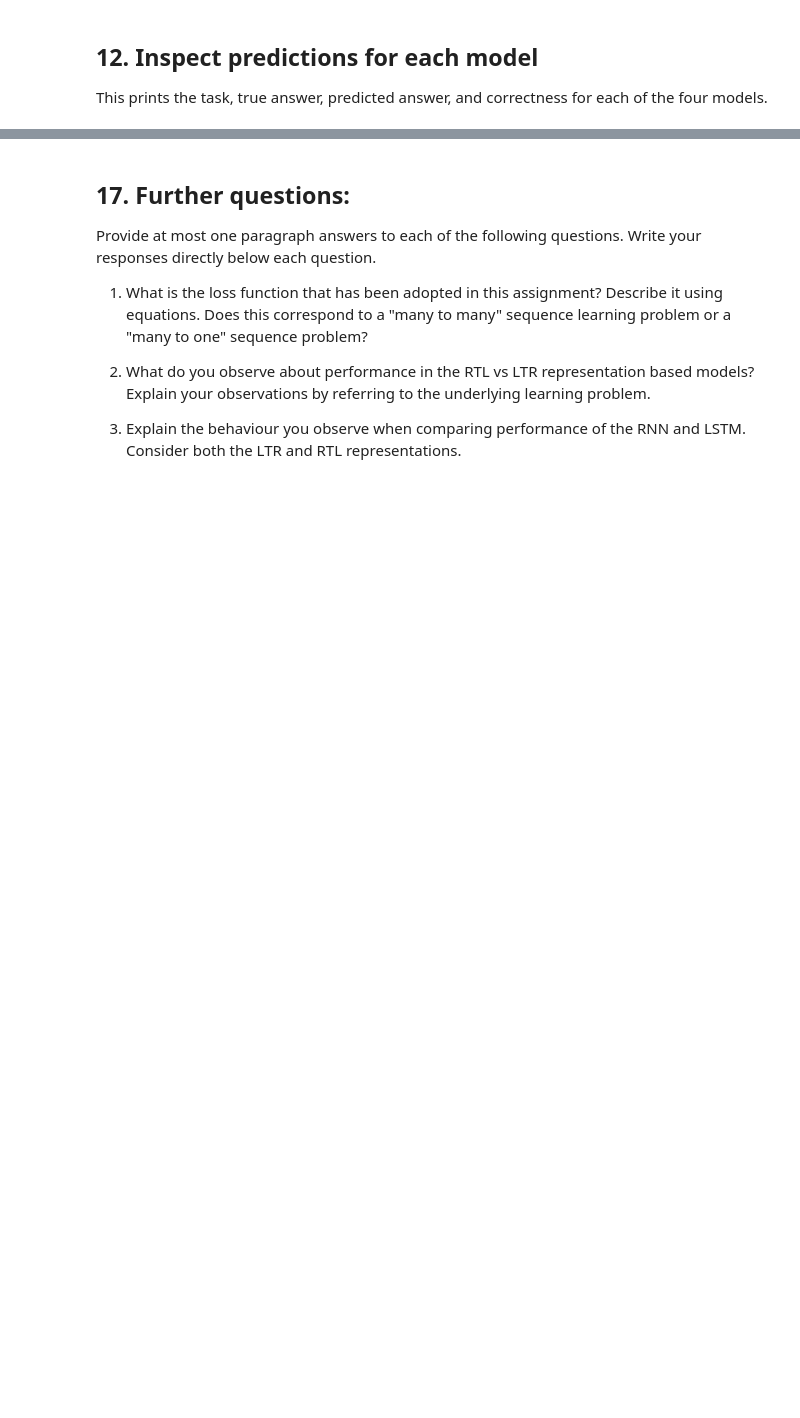
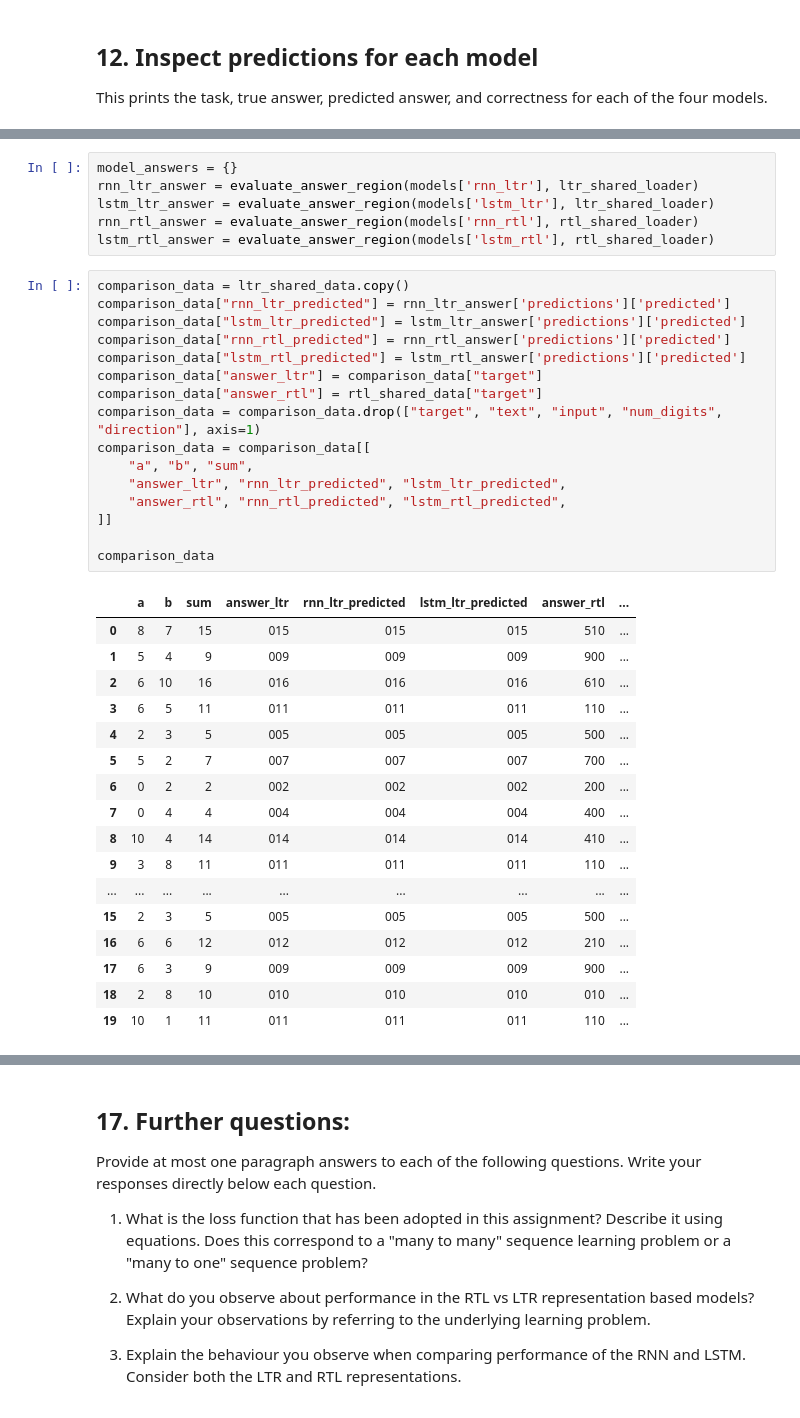
Before and after one commit to 9yifanchen9/MATH3881-5881, a Jupyter notebook: assignment/Assignment_MATH38815881.ipynb, the cells around one changed output, grey strips where cells are left out. Saved outputs shown, nothing was run; the diff lists cells and outputs as text; blank space fills up the shorter version.

```diff
--- a/assignment/Assignment_MATH38815881.ipynb
+++ b/assignment/Assignment_MATH38815881.ipynb
@@ -927,0 +955,40 @@ Then construct a summary table reporting answer-digit accuracy and exact-answer
+# %%
+model_answers = {}
+rnn_ltr_answer = evaluate_answer_region(models['rnn_ltr'], ltr_shared_loader)
+lstm_ltr_answer = evaluate_answer_region(models['lstm_ltr'], ltr_shared_loader)
+rnn_rtl_answer = evaluate_answer_region(models['rnn_rtl'], rtl_shared_loader)
+lstm_rtl_answer = evaluate_answer_region(models['lstm_rtl'], rtl_shared_loader)
+# %%
+comparison_data = ltr_shared_data.copy()
+comparison_data["rnn_ltr_predicted"] = rnn_ltr_answer['predictions']['predicted']
+comparison_data["lstm_ltr_predicted"] = lstm_ltr_answer['predictions']['predicted']
+comparison_data["rnn_rtl_predicted"] = rnn_rtl_answer['predictions']['predicted']
+comparison_data["lstm_rtl_predicted"] = lstm_rtl_answer['predictions']['predicted']
+comparison_data["answer_ltr"] = comparison_data["target"]
+comparison_data["answer_rtl"] = rtl_shared_data["target"]
+comparison_data = comparison_data.drop(["target", "text", "input", "num_digits", "direction"], axis=1)
+comparison_data = comparison_data[[
+    "a", "b", "sum",
+    "answer_ltr", "rnn_ltr_predicted", "lstm_ltr_predicted",
+    "answer_rtl", "rnn_rtl_predicted", "lstm_rtl_predicted",
+]]
+
+comparison_data
+# %% [output]
+|  | a | b | sum | answer_ltr | rnn_ltr_predicted | lstm_ltr_predicted | answer_rtl | ... |
+| 0 | 8 | 7 | 15 | 015 | 015 | 015 | 510 | ... |
+| 1 | 5 | 4 | 9 | 009 | 009 | 009 | 900 | ... |
+| 2 | 6 | 10 | 16 | 016 | 016 | 016 | 610 | ... |
+| 3 | 6 | 5 | 11 | 011 | 011 | 011 | 110 | ... |
+| 4 | 2 | 3 | 5 | 005 | 005 | 005 | 500 | ... |
+| 5 | 5 | 2 | 7 | 007 | 007 | 007 | 700 | ... |
+| 6 | 0 | 2 | 2 | 002 | 002 | 002 | 200 | ... |
+| 7 | 0 | 4 | 4 | 004 | 004 | 004 | 400 | ... |
+| 8 | 10 | 4 | 14 | 014 | 014 | 014 | 410 | ... |
+| 9 | 3 | 8 | 11 | 011 | 011 | 011 | 110 | ... |
+| ... | ... | ... | ... | ... | ... | ... | ... | ... |
+| 15 | 2 | 3 | 5 | 005 | 005 | 005 | 500 | ... |
+| 16 | 6 | 6 | 12 | 012 | 012 | 012 | 210 | ... |
+| 17 | 6 | 3 | 9 | 009 | 009 | 009 | 900 | ... |
+| 18 | 2 | 8 | 10 | 010 | 010 | 010 | 010 | ... |
+| 19 | 10 | 1 | 11 | 011 | 011 | 011 | 110 | ... |
```
Also changed, not shown: parts of 12 cells of this notebook.
